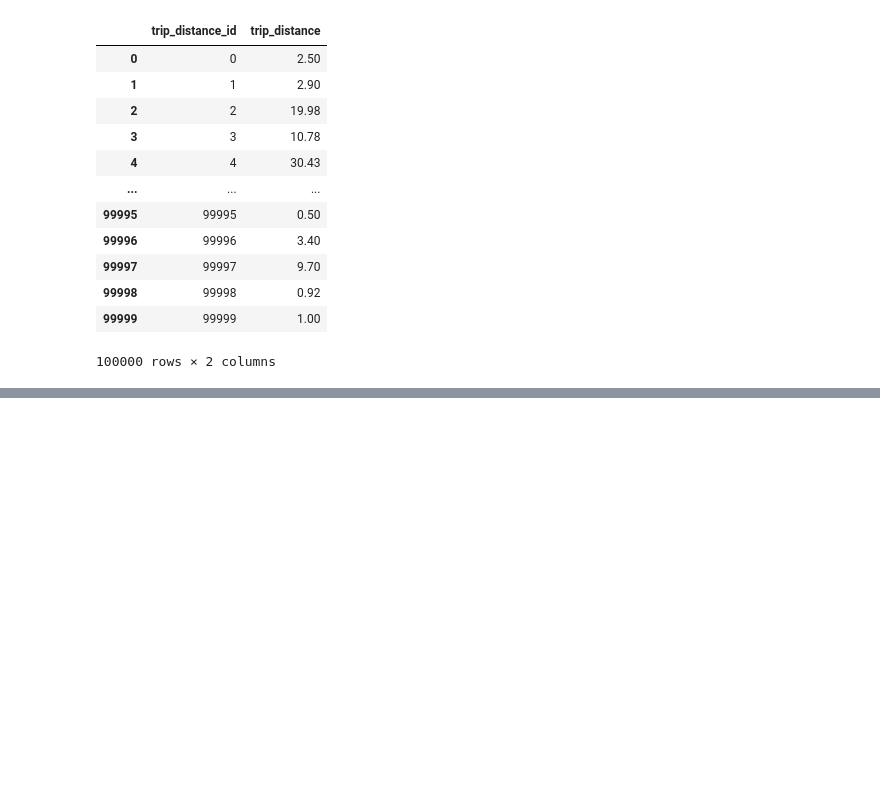
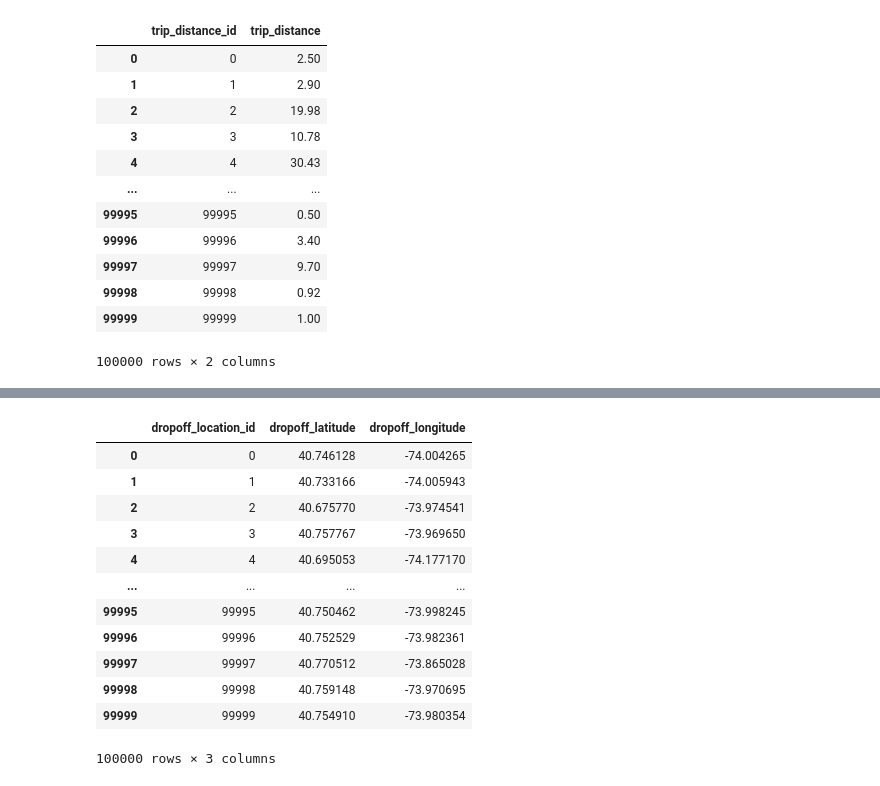
Before and after one commit to Grayfox9/EtE-Uber-Data, a Jupyter notebook: Uber Data Pipeline.ipynb, the cells around one changed output, grey strips where cells are left out. Saved outputs shown, nothing was run; the diff lists cells and outputs as text; code cells hidden in the pictures; blank space fills up the shorter version.

```diff
--- a/Uber Data Pipeline.ipynb
+++ b/Uber Data Pipeline.ipynb
@@ -225,0 +272,16 @@ rate_code_type = {
+# %%
+dropoff_location_dim
+# %% [output]
+|  | dropoff_location_id | dropoff_latitude | dropoff_longitude |
+| 0 | 0 | 40.746128 | -74.004265 |
+| 1 | 1 | 40.733166 | -74.005943 |
+| 2 | 2 | 40.675770 | -73.974541 |
+| 3 | 3 | 40.757767 | -73.969650 |
+| 4 | 4 | 40.695053 | -74.177170 |
+| ... | ... | ... | ... |
+| 99995 | 99995 | 40.750462 | -73.998245 |
+| 99996 | 99996 | 40.752529 | -73.982361 |
+| 99997 | 99997 | 40.770512 | -73.865028 |
+| 99998 | 99998 | 40.759148 | -73.970695 |
+| 99999 | 99999 | 40.754910 | -73.980354 |
+100000 rows × 3 columns
```
Also changed, not shown: parts of 8 cells of this notebook.
